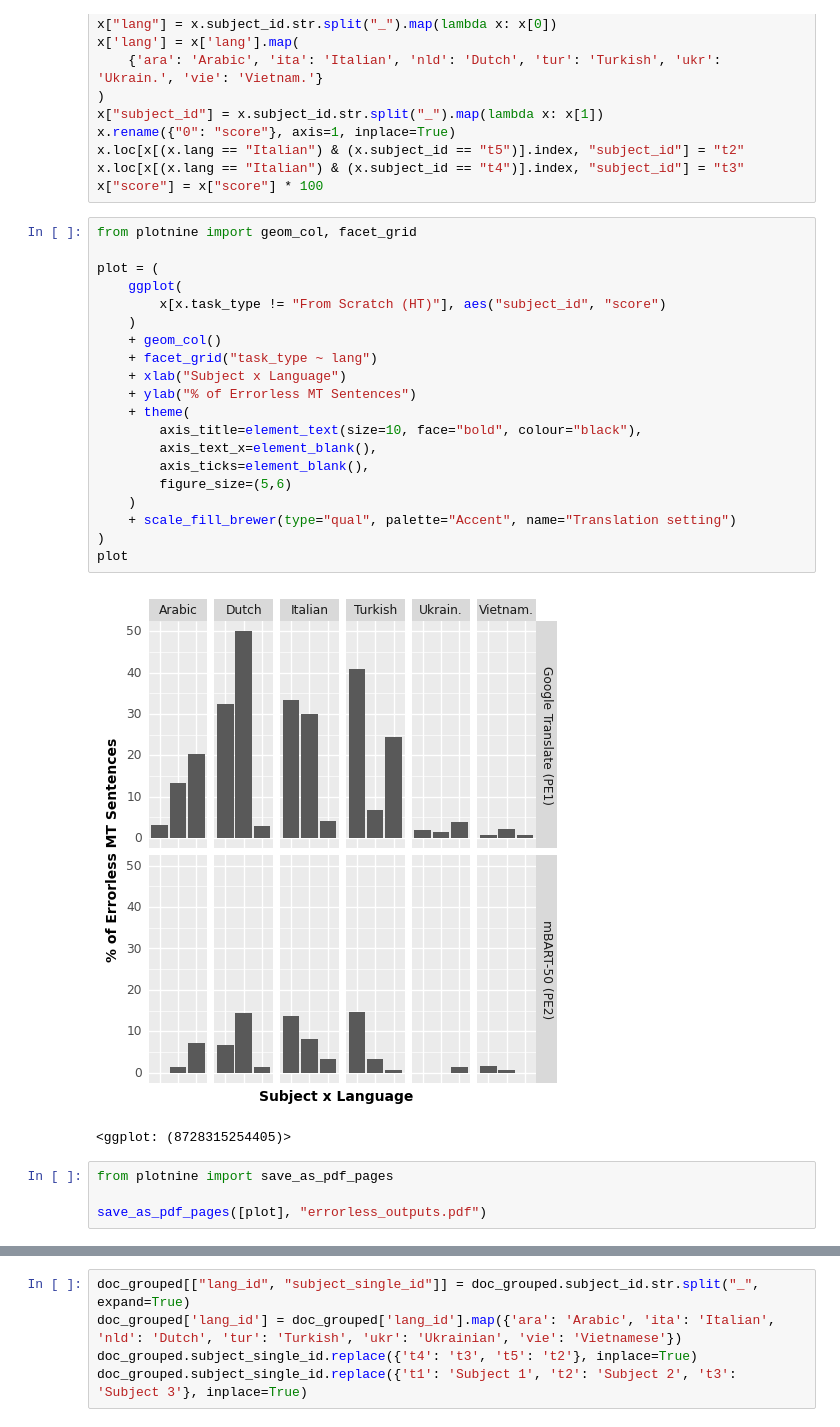
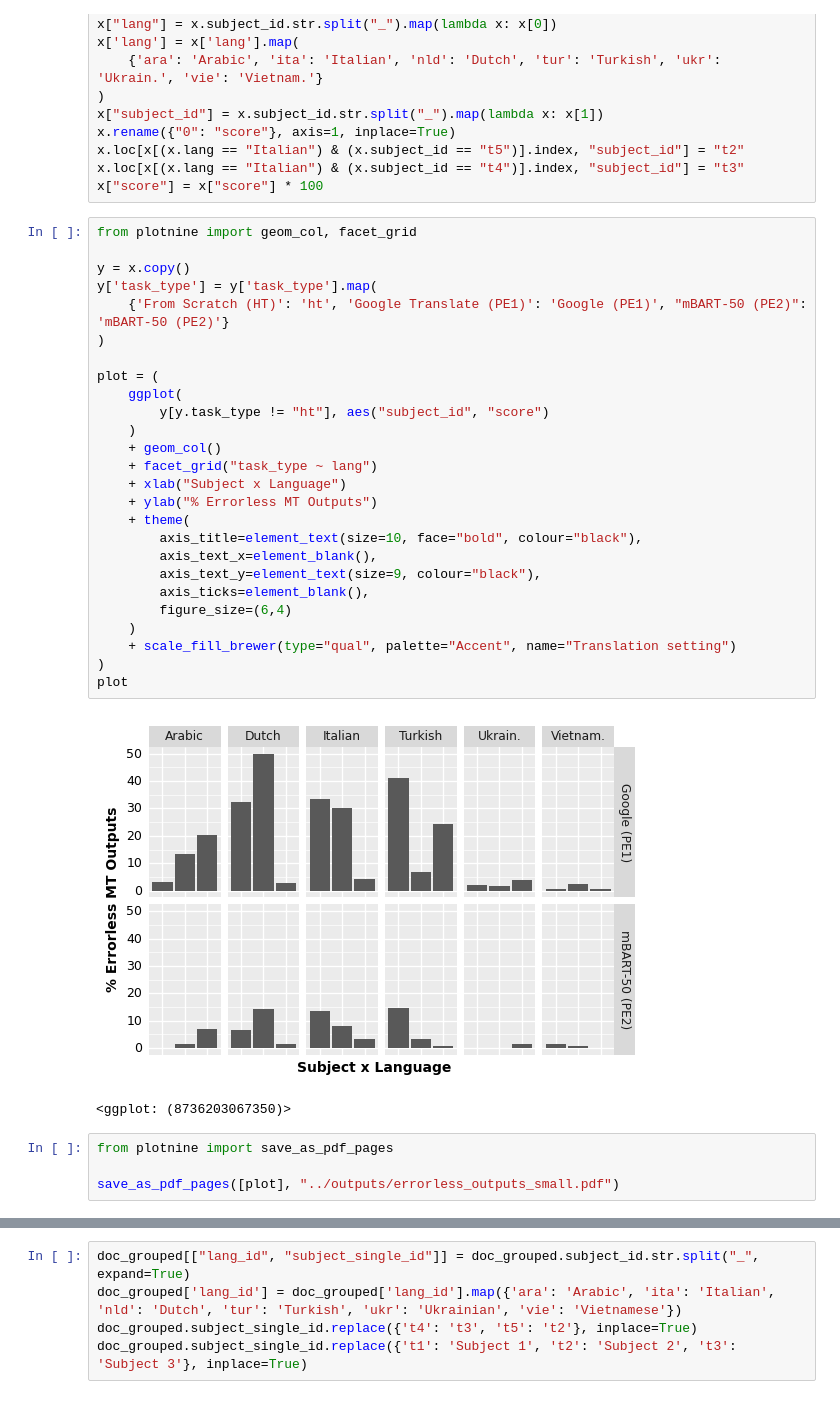
Before and after one commit to gsarti/divemt, a Jupyter notebook: notebooks/analysis.ipynb, the cells around one changed output, grey strips where cells are left out. Cells and saved outputs as stored; diff of their text form.

```diff
--- a/notebooks/analysis.ipynb
+++ b/notebooks/analysis.ipynb
@@ -262,30 +265,36 @@ x["score"] = x["score"] * 100
 # %%
 from plotnine import geom_col, facet_grid
 
+y = x.copy()
+y['task_type'] = y['task_type'].map(
+    {'From Scratch (HT)': 'ht', 'Google Translate (PE1)': 'Google (PE1)', "mBART-50 (PE2)": 'mBART-50 (PE2)'}
+)
+
 plot = (
     ggplot(
-        x[x.task_type != "From Scratch (HT)"], aes("subject_id", "score")
+        y[y.task_type != "ht"], aes("subject_id", "score")
     )
     + geom_col()
     + facet_grid("task_type ~ lang")
     + xlab("Subject x Language")
-    + ylab("% of Errorless MT Sentences")
+    + ylab("% Errorless MT Outputs")
     + theme(
         axis_title=element_text(size=10, face="bold", colour="black"),
         axis_text_x=element_blank(),
+        axis_text_y=element_text(size=9, colour="black"),
         axis_ticks=element_blank(),
-        figure_size=(5,6)
+        figure_size=(6,4)
     )
     + scale_fill_brewer(type="qual", palette="Accent", name="Translation setting")
 )
 plot
 # %% [output]
-[figure, old version]
+[figure, new version]
-<ggplot: (8728315254405)>
+<ggplot: (8736203067350)>
 # %%
 from plotnine import save_as_pdf_pages
 
-save_as_pdf_pages([plot], "errorless_outputs.pdf")
+save_as_pdf_pages([plot], "../outputs/errorless_outputs_small.pdf")
 # %%
 plot = (
     ggplot(
```
Also changed, not shown: parts of 15 cells of this notebook, 3 other files.
